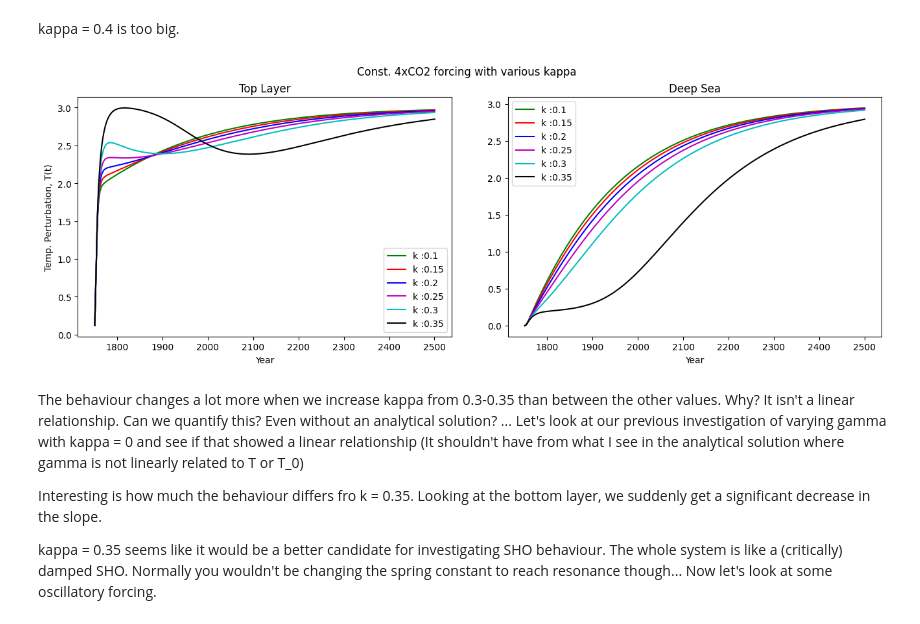
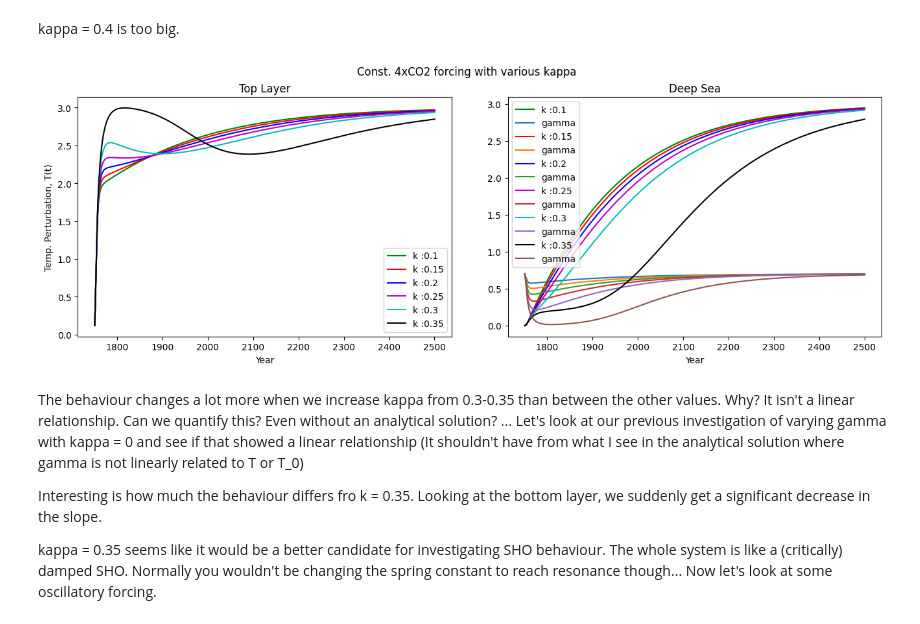
Before and after one commit to francesmcginley/ar6, a Jupyter notebook: Exploration/W8EffectsOfTempDependentGamma.ipynb, the cells around one changed output. Drawn from its saved outputs; the diff is of its cells as text; code cells hidden in the pictures.

```diff
--- a/Exploration/W8EffectsOfTempDependentGamma.ipynb
+++ b/Exploration/W8EffectsOfTempDependentGamma.ipynb
@@ -460,34 +461,36 @@ axs[0].set_ylabel('Temp. Perturbation, T(t)')
 fig.suptitle("Const. 4xCO2 forcing with various kappa")
 #print(runs)
 
 scenario_names = []
 for k in kappas_2:
     scenario_names.append(f"Constant 4xCO2 forcing, kappa: %s" %k)
 #print(scenario_names)
 
 run_outputs = [runs.get(key) for key in scenario_names]
 #print(run_outputs)
 
 layers = ["Top Layer", "Deep Sea"]
 colors = ["g", "r", "b", "m", "c", "k"]
 
 for (run, scen, color, k) in zip (run_outputs, scenario_names, colors, kappas_2):
     for (subpl, col, layer) in zip(axs, [0,1], layers):
         if col == 0:
             subpl.plot(run.time, run.tg, label = f"k :%s"%k, color = color)
         else:
             subpl.plot(run.time, run.tlev[:,1], label = f"k :%s"%k, color = color)
+            subpl.plot(run.time[::3], run.gammas, label ="gamma")
         subpl.title.set_text(layer)
         subpl.set_xlabel('Year')
         #subpl.plot(run.time, 4* np.ones(751), linestyle = "dashed", color = color, linewidth=0.5)
         #subpl.plot(run.time, (run.tg- run.tlev[:,1]), label = "$T-T_0$")
 
 
+
 for subpl in axs:
 
     subpl.legend()
 # %% [output]
-[figure, old version]
+[figure, new version]
 # %% [markdown]
 The behaviour changes a lot more when we increase kappa from 0.3-0.35 than between the other values. Why? It isn't a linear relationship. Can we quantify this? Even without an analytical solution? ... Let's look at our previous investigation of varying gamma with kappa = 0 and see if that showed a linear relationship (It shouldn't have from what I see in the analytical solution where gamma is not linearly related to T or T_0)
 
```
Also changed, not shown: parts of 25 cells of this notebook, 3 other files.
